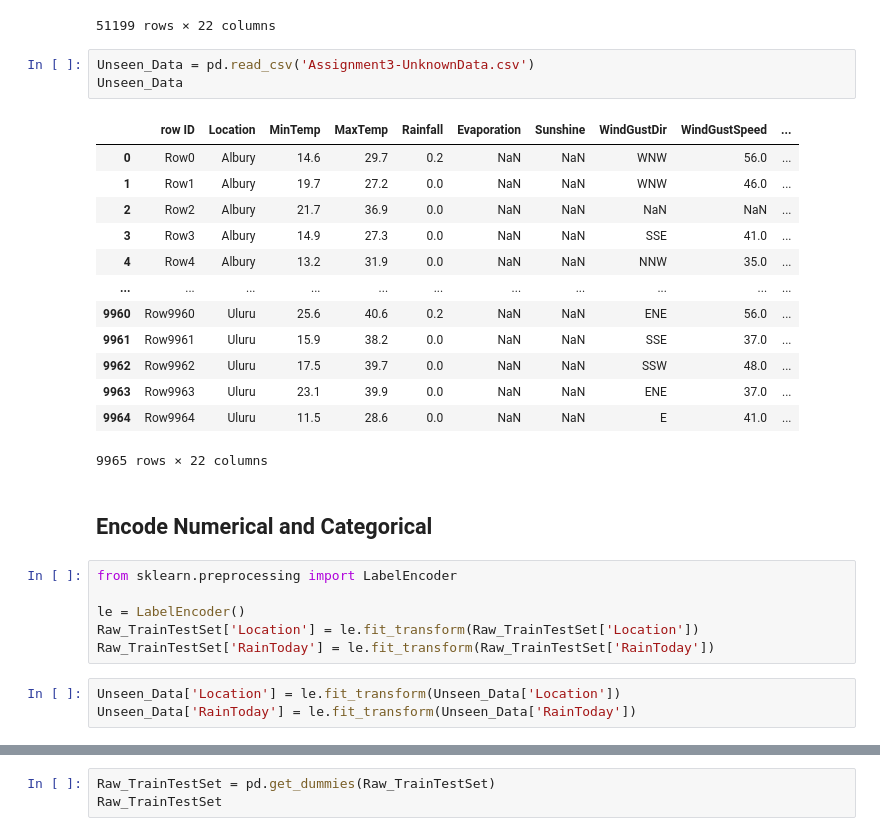
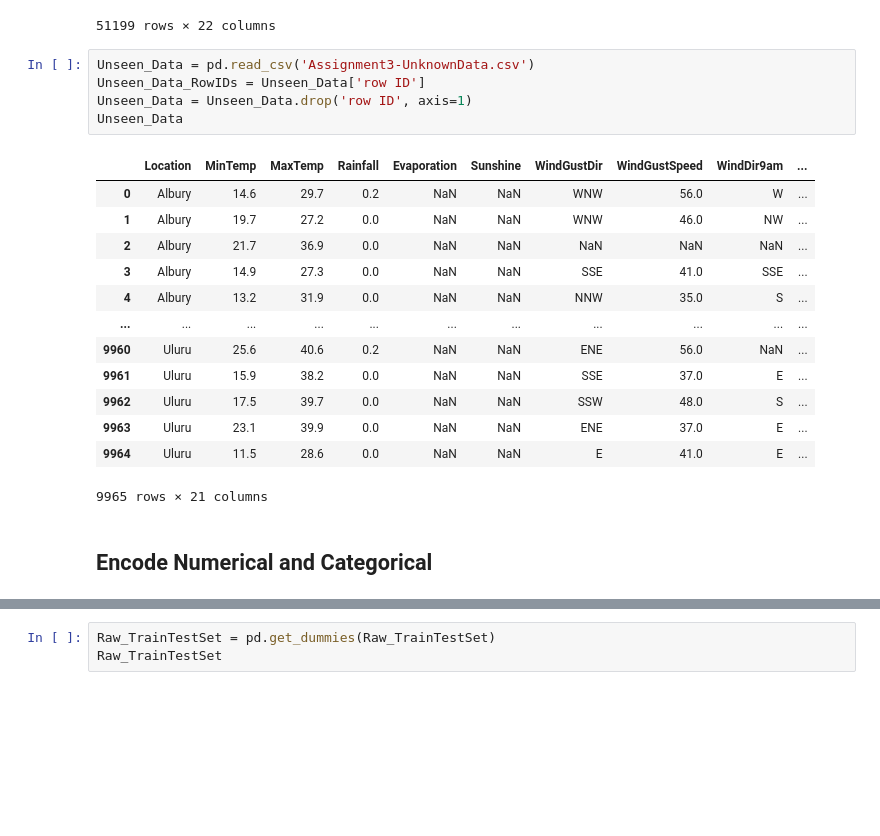
Before and after one commit to augustusamedume1234/Data-Mining-Assigment-3, a Jupyter notebook: Balanced_data.ipynb, the cells around one changed output, grey strips where cells are left out. Cells and saved outputs as stored; diff of their text form; blank space fills up the shorter version.

```diff
--- a/Balanced_data.ipynb
+++ b/Balanced_data.ipynb
@@ -24,29 +24,22 @@ Raw_TrainTestSet
 51199 rows × 22 columns
 # %%
 Unseen_Data = pd.read_csv('Assignment3-UnknownData.csv')
+Unseen_Data_RowIDs = Unseen_Data['row ID']
+Unseen_Data = Unseen_Data.drop('row ID', axis=1)
 Unseen_Data
 # %% [output]
-|  | row ID | Location | MinTemp | MaxTemp | Rainfall | Evaporation | Sunshine | WindGustDir | WindGustSpeed | ... |
-| 0 | Row0 | Albury | 14.6 | 29.7 | 0.2 | NaN | NaN | WNW | 56.0 | ... |
-| 1 | Row1 | Albury | 19.7 | 27.2 | 0.0 | NaN | NaN | WNW | 46.0 | ... |
-| 2 | Row2 | Albury | 21.7 | 36.9 | 0.0 | NaN | NaN | NaN | NaN | ... |
-| 3 | Row3 | Albury | 14.9 | 27.3 | 0.0 | NaN | NaN | SSE | 41.0 | ... |
-| 4 | Row4 | Albury | 13.2 | 31.9 | 0.0 | NaN | NaN | NNW | 35.0 | ... |
+|  | Location | MinTemp | MaxTemp | Rainfall | Evaporation | Sunshine | WindGustDir | WindGustSpeed | WindDir9am | ... |
+| 0 | Albury | 14.6 | 29.7 | 0.2 | NaN | NaN | WNW | 56.0 | W | ... |
+| 1 | Albury | 19.7 | 27.2 | 0.0 | NaN | NaN | WNW | 46.0 | NW | ... |
+| 2 | Albury | 21.7 | 36.9 | 0.0 | NaN | NaN | NaN | NaN | NaN | ... |
+| 3 | Albury | 14.9 | 27.3 | 0.0 | NaN | NaN | SSE | 41.0 | SSE | ... |
+| 4 | Albury | 13.2 | 31.9 | 0.0 | NaN | NaN | NNW | 35.0 | S | ... |
 | ... | ... | ... | ... | ... | ... | ... | ... | ... | ... | ... |
-| 9960 | Row9960 | Uluru | 25.6 | 40.6 | 0.2 | NaN | NaN | ENE | 56.0 | ... |
-| 9961 | Row9961 | Uluru | 15.9 | 38.2 | 0.0 | NaN | NaN | SSE | 37.0 | ... |
-| 9962 | Row9962 | Uluru | 17.5 | 39.7 | 0.0 | NaN | NaN | SSW | 48.0 | ... |
-| 9963 | Row9963 | Uluru | 23.1 | 39.9 | 0.0 | NaN | NaN | ENE | 37.0 | ... |
-| 9964 | Row9964 | Uluru | 11.5 | 28.6 | 0.0 | NaN | NaN | E | 41.0 | ... |
+| 9960 | Uluru | 25.6 | 40.6 | 0.2 | NaN | NaN | ENE | 56.0 | NaN | ... |
+| 9961 | Uluru | 15.9 | 38.2 | 0.0 | NaN | NaN | SSE | 37.0 | E | ... |
+| 9962 | Uluru | 17.5 | 39.7 | 0.0 | NaN | NaN | SSW | 48.0 | S | ... |
+| 9963 | Uluru | 23.1 | 39.9 | 0.0 | NaN | NaN | ENE | 37.0 | E | ... |
+| 9964 | Uluru | 11.5 | 28.6 | 0.0 | NaN | NaN | E | 41.0 | E | ... |
-9965 rows × 22 columns
+9965 rows × 21 columns
 # %% [markdown]
 ## Encode Numerical and Categorical
-# %%
-from sklearn.preprocessing import LabelEncoder
-
-le = LabelEncoder()
-Raw_TrainTestSet['Location'] = le.fit_transform(Raw_TrainTestSet['Location'])
-Raw_TrainTestSet['RainToday'] = le.fit_transform(Raw_TrainTestSet['RainToday'])
-# %%
-Unseen_Data['Location'] = le.fit_transform(Unseen_Data['Location'])
-Unseen_Data['RainToday'] = le.fit_transform(Unseen_Data['RainToday'])
```
Also changed, not shown: parts of 24 cells of this notebook, 3 other files.
